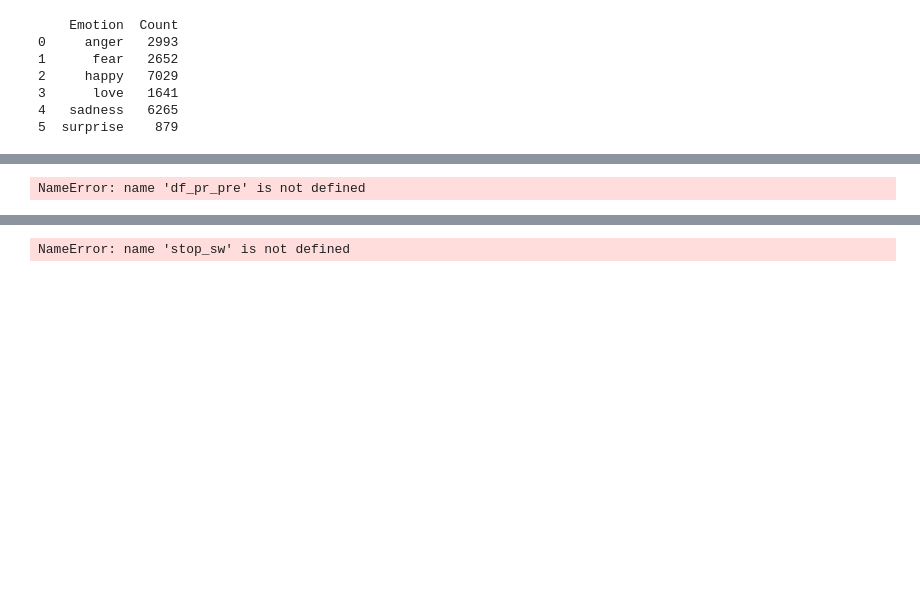
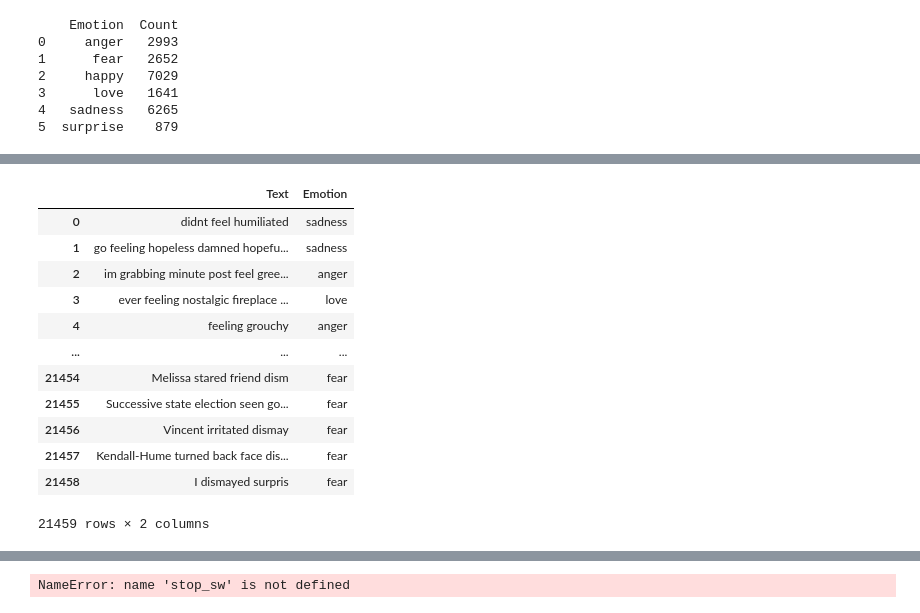
Before and after one commit to ejhb/2021-01-09-app-emotion, a Jupyter notebook: testing_zone/testing.ipynb, the cells around one changed output, grey strips where cells are left out. Drawn from its saved outputs; the diff is of its cells as text; code cells hidden in the pictures; blank space fills up the shorter version.

```diff
--- a/testing_zone/testing.ipynb
+++ b/testing_zone/testing.ipynb
@@ -122,7 +122,7 @@ df1 = pd.read_csv('../data/emotion_final.csv')
 
 exclude = set(string.punctuation) # exclude = punctuation strings
 stop_word = stopwords.words('english') # we choosing stop words of english dict
-stop_word_punct = stop_sw.extend(exclude) # we add strings punctions to stop word dict
+stop_word_punct = stop_word.extend(exclude) # we add strings punctions to stop word dict
 
 corpus = np.array(df1["Text"])
 targets = np.array(df1["Emotion"])
@@ -256,15 +279,28 @@ lancaster=LancasterStemmer()
 # %%
 df_pre = pd.read_csv('../data/emotion_final.csv')
-df_pr_pre['Text'] = df_pre.apply(lambda row: word_tokenize(row['Text']), axis=1) # Tokenization
+df_pre['Text'] = df_pre.apply(lambda row: word_tokenize(row['Text']), axis=1) # Tokenization
 df_pre['Text'] = df_pre['Text'].apply(lambda x: [item for item in x if item not in stop_words]) # Stop wordization :) coucou anne-laure
-df_pre['Text'] = [[lemma.lemmatize(word) for word in each if word not in stop_sw] for each in df_pre['Text']]  # Lemmization
+df_pre['Text'] = [[lemma.lemmatize(word) for word in each if word not in stop_word] for each in df_pre['Text']]  # Lemmization
 # df_pre['Text'] = df1['Text'].apply(lambda x: [stemmer.stem(y) for y in x]) # Stem every word. with snowball('english')
 # df_pre['Text'] = df1['Text'].apply(lambda x: [porter.stem(y) for y in x]) # Stem every word. with porter
 # df_pre['Text'] = df1['Text'].apply(lambda x: [lancaster.stem(y) for y in x]) # Stem every word. with lancaster
 dz = df_pre['Text']
 dz = [[' '.join(i)][0] for i in dz]
 df_pre['Text'] = dz
 df_pre
+# df_pre.to_csv('./data/emotion_final_pre.csv')
 # %% [output]
+|  | Text | Emotion |
+| 0 | didnt feel humiliated | sadness |
+| 1 | go feeling hopeless damned hopefu... | sadness |
+| 2 | im grabbing minute post feel gree... | anger |
+| 3 | ever feeling nostalgic fireplace ... | love |
+| 4 | feeling grouchy | anger |
+| ... | ... | ... |
+| 21454 | Melissa stared friend dism | fear |
+| 21455 | Successive state election seen go... | fear |
+| 21456 | Vincent irritated dismay | fear |
+| 21457 | Kendall-Hume turned back face dis... | fear |
+| 21458 | I dismayed surpris | fear |
-NameError: name 'df_pr_pre' is not defined
+21459 rows × 2 columns
 # %%
```
Also changed, not shown: parts of 5 cells of this notebook, 5 other files.
